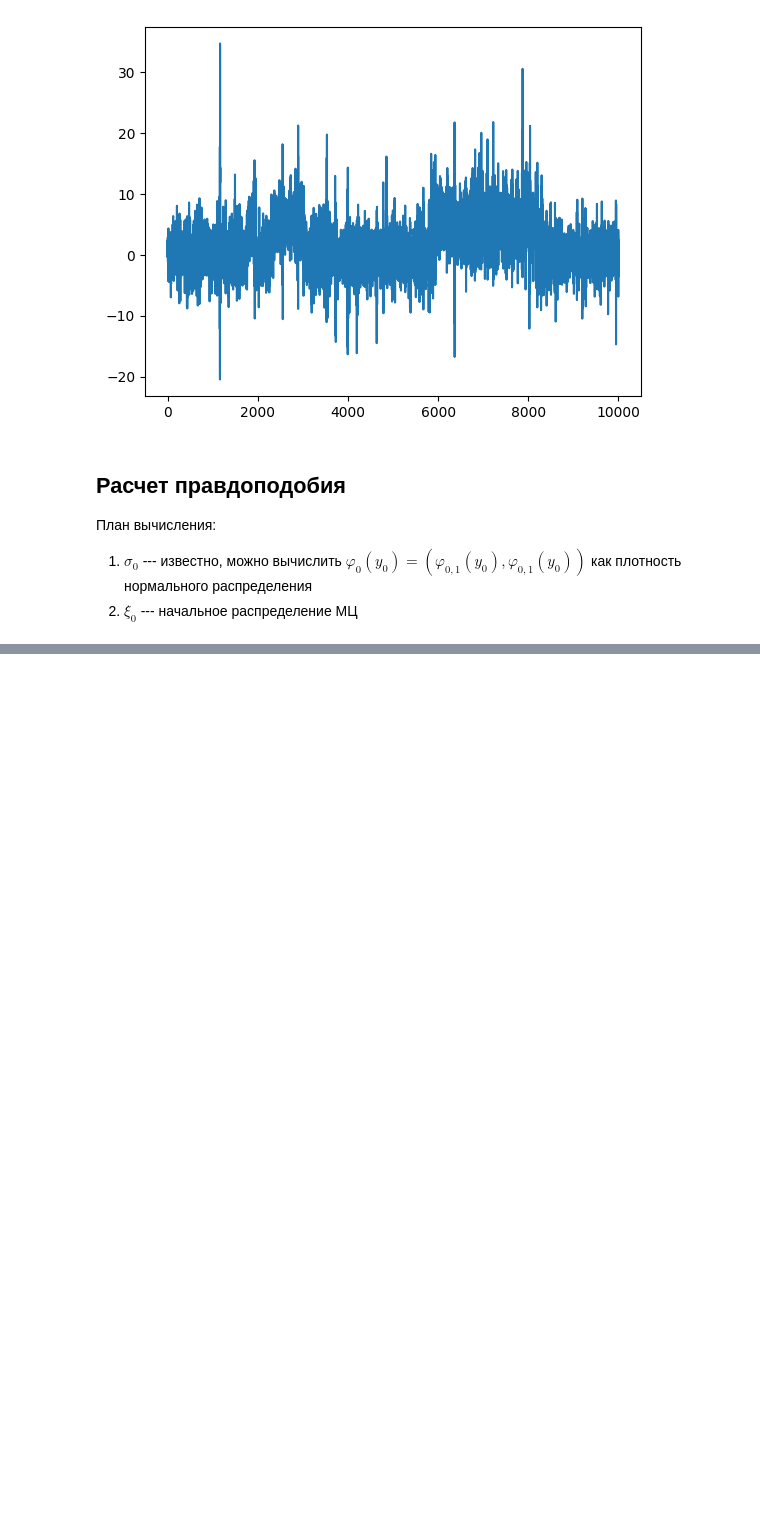
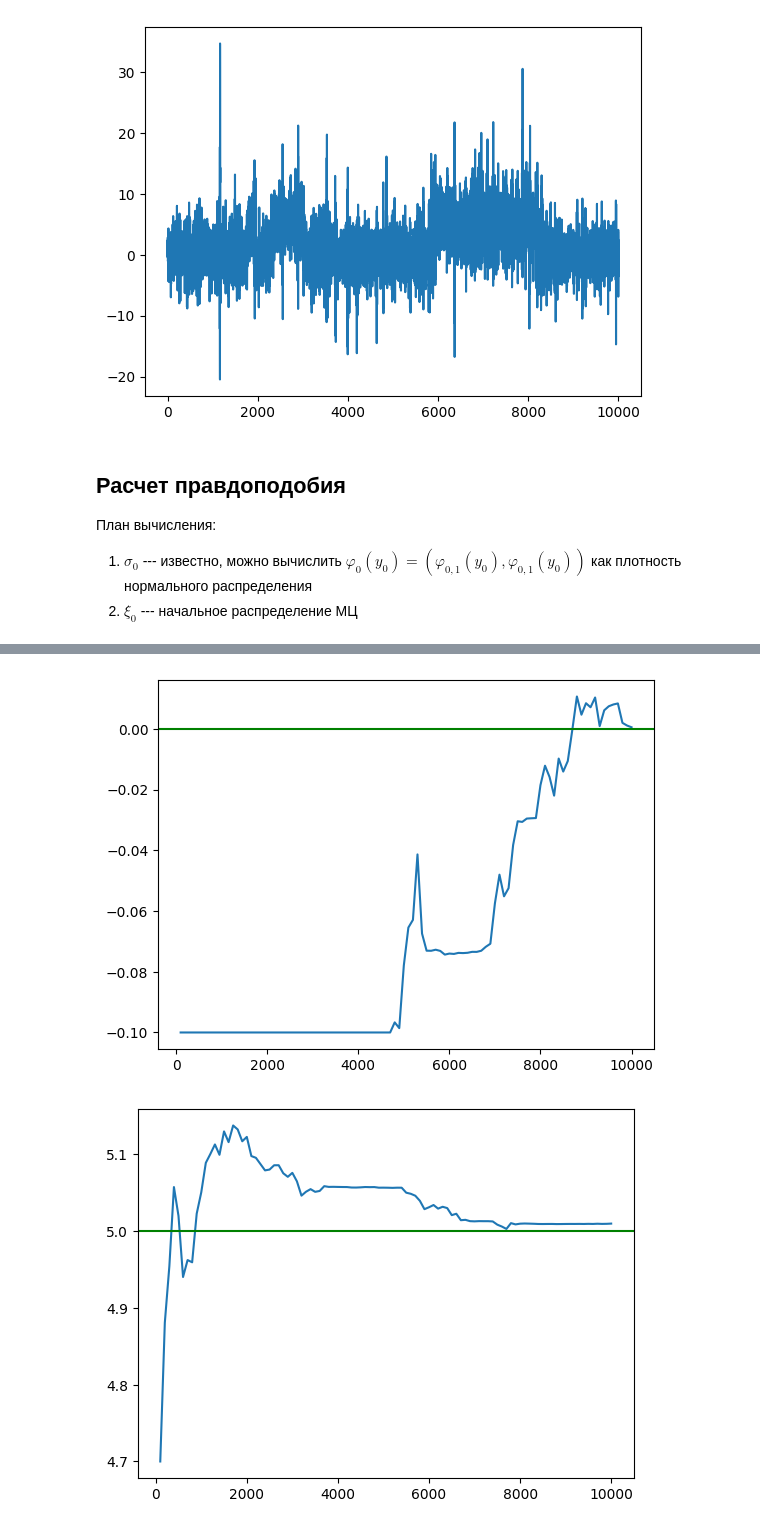
Before and after one commit to ddobryy/my, a Jupyter notebook: thesis_3rd_course/garch.ipynb, the cells around one changed output, grey strips where cells are left out. Saved outputs shown, nothing was run; the diff lists cells and outputs as text; code cells hidden in the pictures; blank space fills up the shorter version.

```diff
--- a/thesis_3rd_course/garch.ipynb
+++ b/thesis_3rd_course/garch.ipynb
@@ -326,7 +326,7 @@ def calc_logL(theta, sigma_0sq, y, t):
         sigma_10sq = beta_0[1] + beta_1[1] * (y[i - 1] - alpha[0])**2 + gamma[1]*sigmasq[i - 1]
         sigma_11sq = beta_0[1] + beta_1[1] * (y[i - 1] - alpha[1])**2 + gamma[1]*sigmasq[i - 1]
 
-        sigma_sq = xi_tt[i - 1][0] * (p_11 * (alpha[0]**2 + sigma_00sq) + p_12 * (alpha[1]**2 + sigma_01sq)) + xi_tt[i - 1][1] * (p_21 * (alpha[0]**2 + sigma_10sq) + p_22 * (alpha[1]**2 + sigma_11sq)) - (xi_ttm1[i - 1][0] * alpha[0] + xi_ttm1[i - 1][1] * alpha[1])**2
+        sigma_sq = xi_tt[i - 1][0] * (p_11 * (alpha[0]**2 + sigma_00sq) + p_12 * (alpha[1]**2 + sigma_01sq)) + xi_tt[i - 1][1] * (p_21 * (alpha[0]**2 + sigma_10sq) + p_22 * (alpha[1]**2 + sigma_11sq)) - (xi_ttm1[i][0] * alpha[0] + xi_ttm1[i][1] * alpha[1])**2
 
         sigmasq.append(sigma_sq)
 
@@ -452,0 +446,13 @@ print(sigmasq)
+# %%
+from scipy.optimize import minimize
+
+start_theta = [-0.1, 4.7, 0.8, 0.9, 0.25, 0.25, 0.57, 0.59]
+
+def optimize_function(theta):
+    return -1 * calc_logL_fast(theta=theta, sigma_0sq=10, y=y, t=t)
+
+result = minimize(optimize_function, start_theta, bounds=[(-0.1, 0.5), (4.7, 5.2), (0.8, 1.1), (0.9, 1.2), (0.25, 0.31), (0.25, 0.32), (0.57, 0.61), (0.59, 0.62)])
+
+print(result.x)
+
+print(calc_logL_fast(result.x, sigma_0sq=10, y=y, t=t))
@@ -452,0 +504,23 @@ print(sigmasq)
+# %%
+count_arr = [100*i for i in range(1, 101)]
+# %%
+from tqdm import tqdm
+
+theta_estimated = [[] for x in range(8)]
+
+theta_true = [0, 5, 1, 1.001, 0.3, 0.31, 0.6, 0.61]
+
+start_theta = [-0.3, 4.7, 0.8, 0.9, 0.25, 0.25, 0.57, 0.59]
+
+
+
+for t in tqdm(count_arr):
+    start_theta = [-0.1, 4.7, 0.8, 0.9, 0.25, 0.25, 0.57, 0.59]
+
+    def optimize_function(theta):
+        return -1 * calc_logL_fast(theta=theta, sigma_0sq=10, y=y[:t], t=t)
+
+    result = minimize(optimize_function, start_theta, bounds=[(-0.1, 0.5), (4.7, 5.2), (0.8, 1.1), (0.9, 1.2), (0.25, 0.31), (0.25, 0.32), (0.57, 0.61), (0.59, 0.62)])
+
+    for i in range(8):
+        theta_estimated[i].append(result.x[i])
@@ -452,0 +547,8 @@ print(sigmasq)
+# %%
+for i in range(8):
+    plt.plot(count_arr,theta_estimated[i])
+    plt.axhline(theta_true[i], color='g')
+    plt.show()
+# %% [output]
+[figure, added]
+[figure, added]
```
Also changed, not shown: parts of 16 cells of this notebook.
